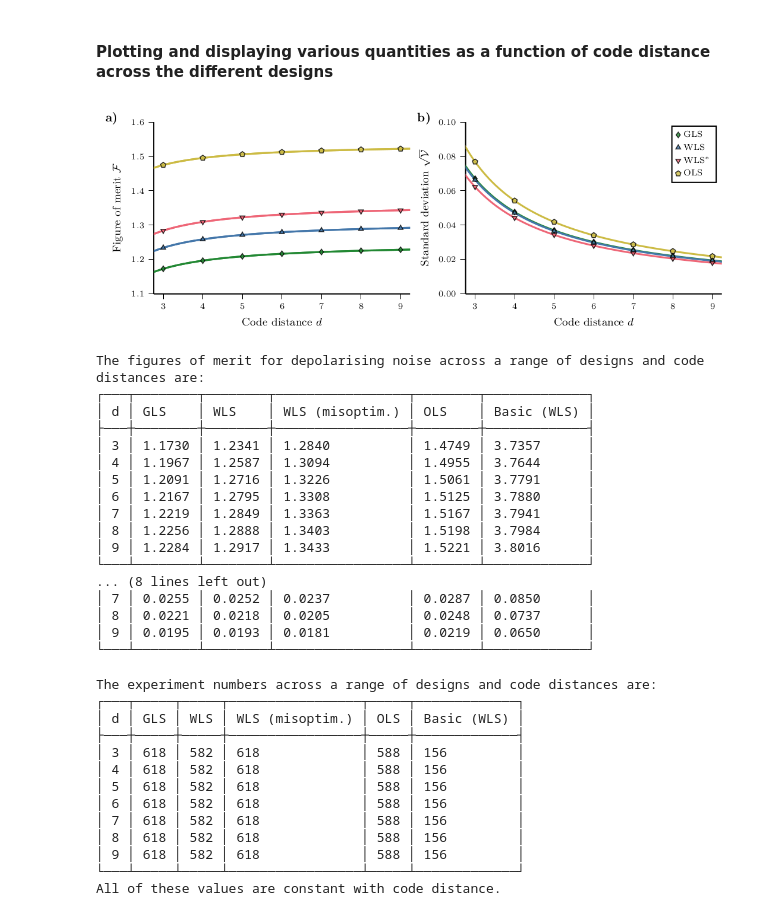
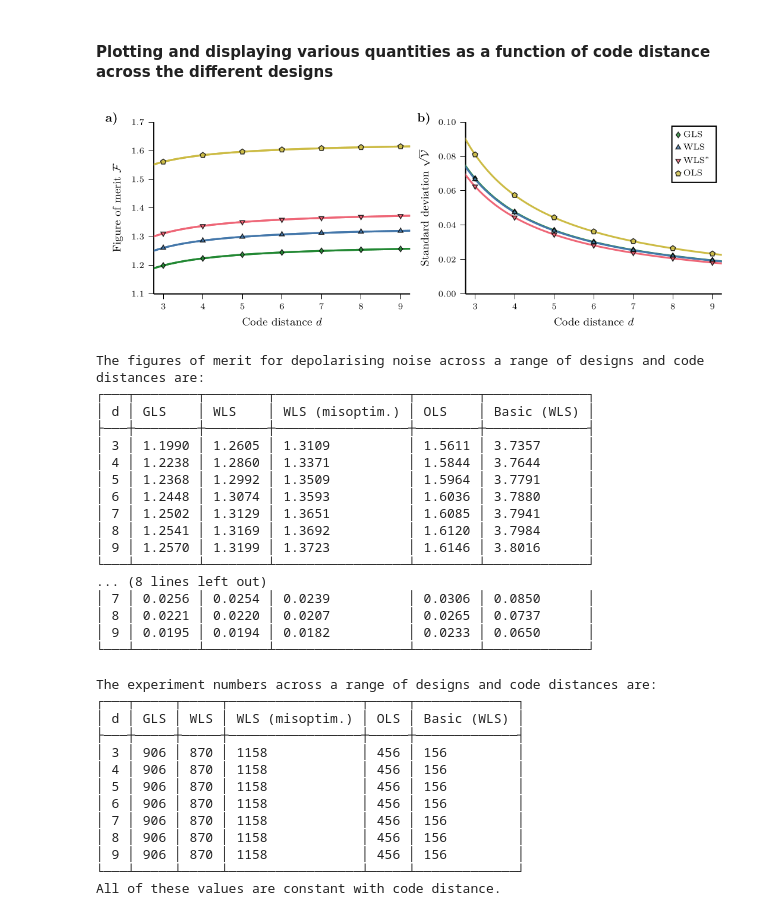
Before and after one commit to evanhockings/QuantumACES.jl, a Jupyter notebook: scalable_aces/unrot_scaling.ipynb, the cells around one changed output. Cells and saved outputs as stored; diff of their text form; code cells hidden in the pictures.

```diff
--- a/scalable_aces/unrot_scaling.ipynb
+++ b/scalable_aces/unrot_scaling.ipynb
@@ -52,7 +52,12 @@ ols_tuple_number = metadata_dict["ols_tuple_number"]
 ols_repeat_numbers = metadata_dict["ols_repeat_numbers"]
 dep_idx = 14
 @assert dep_param == dep_param_set[dep_idx]
-dep_worst_idx = 3
+merit_data_file = jldopen(
+    pwd() *
+    "/data/design_merit_data_$(unrotated_param.circuit_name)_$(log_param.noise_name).jld2",
+)
+expectation_array = merit_data_file["expectation_array"]
+dep_worst_idx = findmax(vec(mean(expectation_array; dims = 2)))[2]
 wls_tuple_number = tuple_number_set[dep_idx]
 wls_repeat_numbers = repeat_numbers_set[dep_idx]
 wls_worst_tuple_number = tuple_number_set[dep_worst_idx]
@@ -576,7 +581,7 @@ pinv_norm_set = [gls_pinv_norm_scaling, wls_pinv_norm_scaling, wls_worst_pinv_no
 # Plot the figure of merit and NRMSE standard deviation as a function of code distance, including fits, for depolarising noise and a range of designs
 # Figure of merit plot
 y_min = 1.1
-y_max = 1.6
+y_max = 1.7
 y_int = 0.1
 expectation_set_plot = plot(; ylims=(y_min, y_max), yticks=y_min:y_int:y_max,
     yguide=L"\textrm{Figure of merit }\mathcal{F}",
@@ -605,34 +610,34 @@ for idx in 1:4
         plot!(dense_range, expectation_fit_set[idx](dense_range);
             linestyle=:solid, linewidth=1.5,
             color=colour_series[idx],
         )
     end
 end
 # Variance plot
 y_min = 0.0
 y_max = 0.10
 y_int = 0.02
 stdev_set_plot = plot(; ylims=(y_min, y_max), yticks=y_min:y_int:y_max,
     yguide=L"\textrm{Standard deviation }\sqrt{\mathcal{V}}",
 )
 for idx in 1:4
     scatter!(dist_range, stdev_set[idx];
         markershape=marker_shapes[idx],
         color=colour_series[idx],
         label=plot_labels[idx],
     )
     plot!(dense_range, sqrt.(stdev_fit_set[idx](dense_range));
         linestyle=:solid, linewidth=1.5,
         color=colour_series[idx],
         label=nothing,
     )
 end
 # Combined plot
 combined_set_plot = plot(expectation_set_plot, stdev_set_plot; size=(text_width_px * 0.991, col_height_px))
 savefig(combined_set_plot, pwd() * "/figures/nrmse_scaling_$(unrotated_param.circuit_name)_combined.pdf")
 display(combined_set_plot)
 # %% [output]
-[figure, old version]
+[figure, new version]
 # %%
 # Tables of the figure of merit and NRMSE standard deviation
 println("The figures of merit for depolarising noise across a range of designs and code distances are:")
@@ -654,18 +659,18 @@ The figures of merit for depolarising noise across a range of designs and code d
 ┌───┬────────┬────────┬─────────────────┬────────┬─────────────┐
 │ d │ GLS    │ WLS    │ WLS (misoptim.) │ OLS    │ Basic (WLS) │
 ├───┼────────┼────────┼─────────────────┼────────┼─────────────┤
-│ 3 │ 1.1730 │ 1.2341 │ 1.2840          │ 1.4749 │ 3.7357      │
-│ 4 │ 1.1967 │ 1.2587 │ 1.3094          │ 1.4955 │ 3.7644      │
-│ 5 │ 1.2091 │ 1.2716 │ 1.3226          │ 1.5061 │ 3.7791      │
-│ 6 │ 1.2167 │ 1.2795 │ 1.3308          │ 1.5125 │ 3.7880      │
-│ 7 │ 1.2219 │ 1.2849 │ 1.3363          │ 1.5167 │ 3.7941      │
-│ 8 │ 1.2256 │ 1.2888 │ 1.3403          │ 1.5198 │ 3.7984      │
-│ 9 │ 1.2284 │ 1.2917 │ 1.3433          │ 1.5221 │ 3.8016      │
+│ 3 │ 1.1990 │ 1.2605 │ 1.3109          │ 1.5611 │ 3.7357      │
+│ 4 │ 1.2238 │ 1.2860 │ 1.3371          │ 1.5844 │ 3.7644      │
+│ 5 │ 1.2368 │ 1.2992 │ 1.3509          │ 1.5964 │ 3.7791      │
+│ 6 │ 1.2448 │ 1.3074 │ 1.3593          │ 1.6036 │ 3.7880      │
+│ 7 │ 1.2502 │ 1.3129 │ 1.3651          │ 1.6085 │ 3.7941      │
+│ 8 │ 1.2541 │ 1.3169 │ 1.3692          │ 1.6120 │ 3.7984      │
+│ 9 │ 1.2570 │ 1.3199 │ 1.3723          │ 1.6146 │ 3.8016      │
 └───┴────────┴────────┴─────────────────┴────────┴─────────────┘
 ... (8 lines left out)
-│ 7 │ 0.0255 │ 0.0252 │ 0.0237          │ 0.0287 │ 0.0850      │
-│ 8 │ 0.0221 │ 0.0218 │ 0.0205          │ 0.0248 │ 0.0737      │
-│ 9 │ 0.0195 │ 0.0193 │ 0.0181          │ 0.0219 │ 0.0650      │
+│ 7 │ 0.0256 │ 0.0254 │ 0.0239          │ 0.0306 │ 0.0850      │
+│ 8 │ 0.0221 │ 0.0220 │ 0.0207          │ 0.0265 │ 0.0737      │
+│ 9 │ 0.0195 │ 0.0194 │ 0.0182          │ 0.0233 │ 0.0650      │
 └───┴────────┴────────┴─────────────────┴────────┴─────────────┘
 # %%
 # Table of experiment numbers
@@ -677,13 +682,13 @@ The experiment numbers across a range of designs and code distances are:
 ┌───┬─────┬─────┬─────────────────┬─────┬─────────────┐
 │ d │ GLS │ WLS │ WLS (misoptim.) │ OLS │ Basic (WLS) │
 ├───┼─────┼─────┼─────────────────┼─────┼─────────────┤
-│ 3 │ 618 │ 582 │ 618             │ 588 │ 156         │
-│ 4 │ 618 │ 582 │ 618             │ 588 │ 156         │
-│ 5 │ 618 │ 582 │ 618             │ 588 │ 156         │
-│ 6 │ 618 │ 582 │ 618             │ 588 │ 156         │
-│ 7 │ 618 │ 582 │ 618             │ 588 │ 156         │
-│ 8 │ 618 │ 582 │ 618             │ 588 │ 156         │
-│ 9 │ 618 │ 582 │ 618             │ 588 │ 156         │
+│ 3 │ 906 │ 870 │ 1158            │ 456 │ 156         │
+│ 4 │ 906 │ 870 │ 1158            │ 456 │ 156         │
+│ 5 │ 906 │ 870 │ 1158            │ 456 │ 156         │
+│ 6 │ 906 │ 870 │ 1158            │ 456 │ 156         │
+│ 7 │ 906 │ 870 │ 1158            │ 456 │ 156         │
+│ 8 │ 906 │ 870 │ 1158            │ 456 │ 156         │
+│ 9 │ 906 │ 870 │ 1158            │ 456 │ 156         │
 └───┴─────┴─────┴─────────────────┴─────┴─────────────┘
 All of these values are constant with code distance.
 # %%
```
Also changed, not shown: parts of 9 cells of this notebook, 40 other files.
